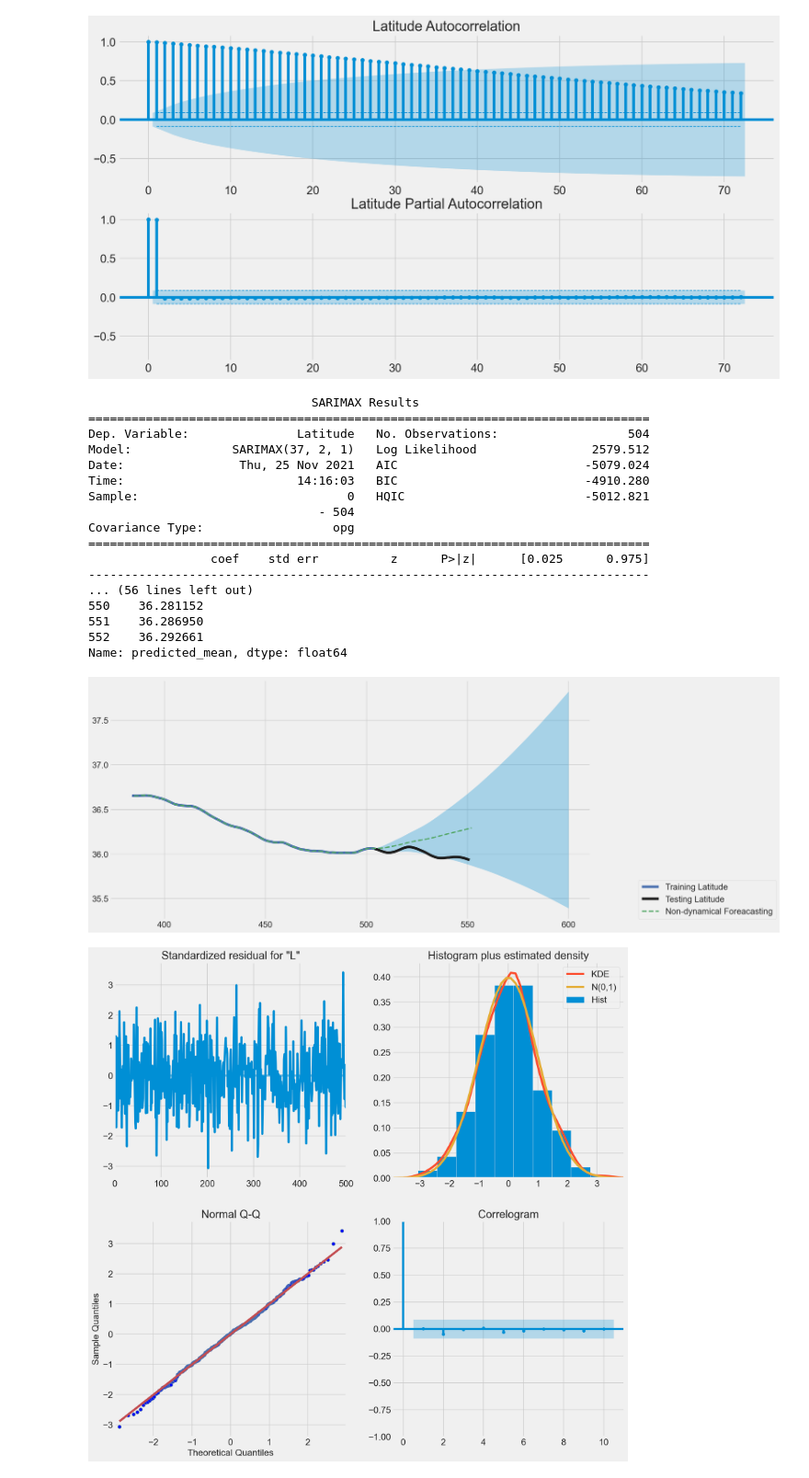
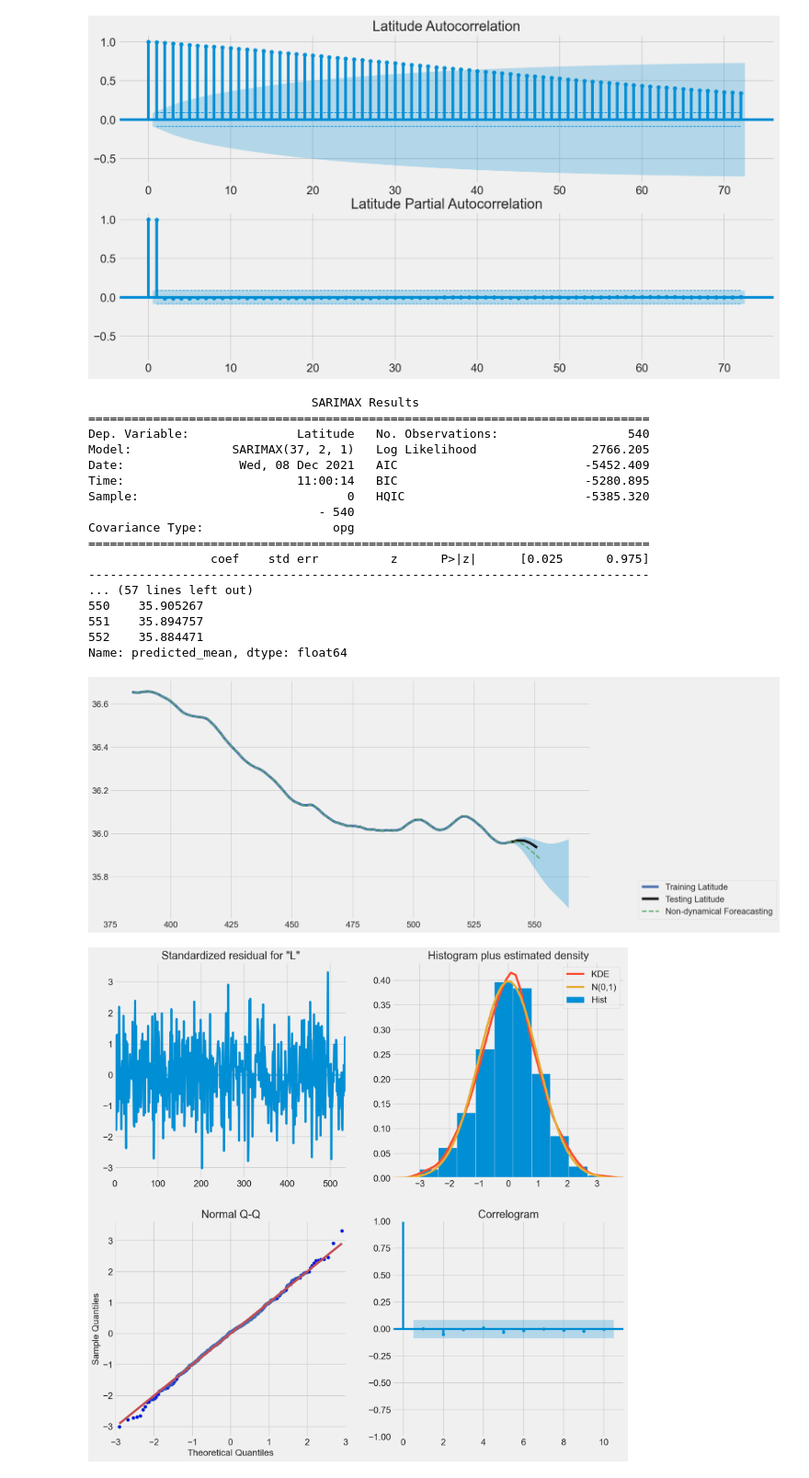
Before and after one commit to esbatiehsan/forecasting-floats, a Jupyter notebook: arima-model.ipynb, the cells around one changed output. Shown at 92% size. Saved outputs shown, nothing was run; the diff lists cells and outputs as text; code cells hidden in the pictures.

```diff
--- a/arima-model.ipynb
+++ b/arima-model.ipynb
@@ -48,19 +63,19 @@ def make_predict(data, buoy_id, feature, order, start_p, end_p, exog_features=[]
     if exog_features != []:
         exog = data[data['Spot Id'] == buoy_id][exog_features].reset_index(drop=True)
 
-        model = sm.tsa.statespace.SARIMAX(endog=endog[:-48], exog=exog[:-48], order=order, trend='c')
+        model = sm.tsa.statespace.SARIMAX(endog=endog[:-end_p], exog=exog[:-end_p], order=order, trend='c')
         results = model.fit(maxiter=5000)
         print(results.summary())
 
-        preds = results.predict(start=0, end=len(endog[:-48])+end_p, exog=exog[-49:], dynamic=False)
-        ci = results.get_prediction(start=-120, end=len(endog)+end_p, exog=exog[-97:]).conf_int(alpha=0.05)
+        preds = results.predict(start=0, end=len(endog[:-end_p])+end_p, exog=exog[-(end_p+1):], dynamic=False)
+        ci = results.get_prediction(start=-120, end=len(endog)+end_p, exog=exog[-(end_p*2+1):]).conf_int(alpha=0.05)
 
     else:
-        model = sm.tsa.statespace.SARIMAX(endog=endog[:-48],order=order, trend='c')
+        model = sm.tsa.statespace.SARIMAX(endog=endog[:-end_p],order=order, trend='c')
         results = model.fit(maxiter=5000)
         print(results.summary())
 
-        preds = results.predict(start=0, end=len(endog[:-48])+end_p, dynamic=False)
+        preds = results.predict(start=0, end=len(endog[:-end_p])+end_p, dynamic=False)
         ci = results.get_prediction(start=-120, end=len(endog)+end_p).conf_int(alpha=0.05)
 
     fig, ax = plt.subplots(figsize=(15, 8))
@@ -82,26 +97,26 @@ plot_autocorrs(buoy_data, 35, 'Latitude', 48, 72)
 [figure]
 # %%
 make_predict(data=buoy_data, buoy_id=35, feature='Latitude', order=(37, 2, 1),
-                     start_p=24, end_p=48, exog_features=[])
+                     start_p=24, end_p=12, exog_features=[])
 # %% [output]
                                SARIMAX Results
 ==============================================================================
-Dep. Variable:               Latitude   No. Observations:                  504
-Model:              SARIMAX(37, 2, 1)   Log Likelihood                2579.512
-Date:                Thu, 25 Nov 2021   AIC                          -5079.024
-Time:                        14:16:03   BIC                          -4910.280
-Sample:                             0   HQIC                         -5012.821
-                                - 504
+Dep. Variable:               Latitude   No. Observations:                  540
+Model:              SARIMAX(37, 2, 1)   Log Likelihood                2766.205
+Date:                Wed, 08 Dec 2021   AIC                          -5452.409
+Time:                        11:00:14   BIC                          -5280.895
+Sample:                             0   HQIC                         -5385.320
+                                - 540
 Covariance Type:                  opg
 ==============================================================================
                  coef    std err          z      P>|z|      [0.025      0.975]
 ------------------------------------------------------------------------------
-... (56 lines left out)
-550    36.281152
-551    36.286950
-552    36.292661
+... (57 lines left out)
+550    35.905267
+551    35.894757
+552    35.884471
 Name: predicted_mean, dtype: float64
-[figure, old version]
+[figure, new version]
-[figure, old version]
+[figure, new version]
 # %%
 make_predict(data=buoy_data, buoy_id=35, feature='Latitude', order=(37, 2, 1),
```
Also changed, not shown: parts of 6 cells of this notebook.
